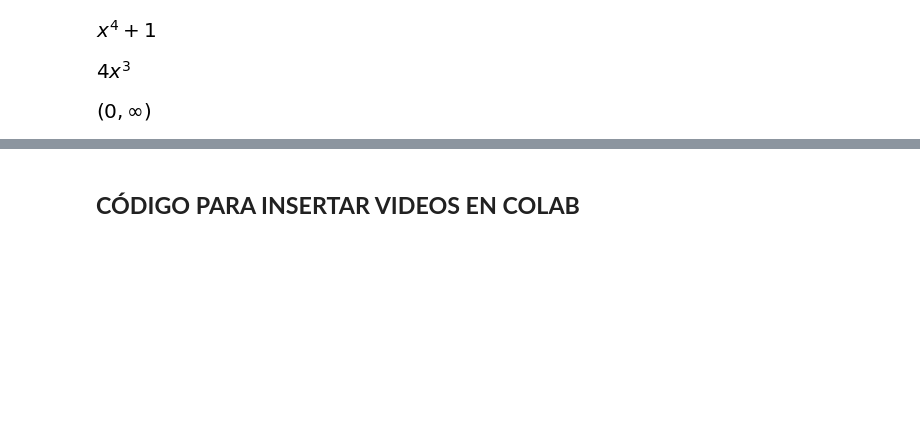
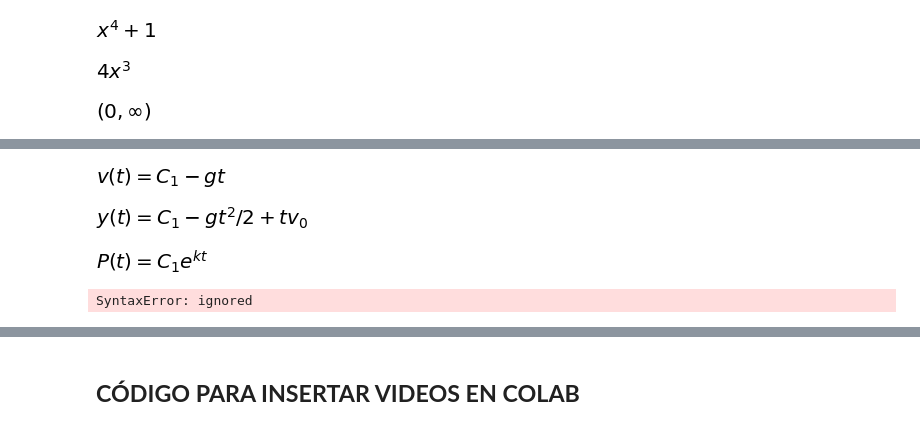
Before and after one commit to Santiago44mendez/ALGEBRA-LINEAL-CON-PYTHON, a Jupyter notebook: Cálculo_integral_con_Python_Integrales_indefinidas,_definidas_y_teorema_fundamental_del_cálculo_.ipynb, the cells around one changed output, grey strips where cells are left out. Saved outputs shown, nothing was run; the diff lists cells and outputs as text; code cells hidden in the pictures; blank space fills up the shorter version.

```diff
--- a/Cálculo_integral_con_Python_Integrales_indefinidas,_definidas_y_teorema_fundamental_del_cálculo_.ipynb
+++ b/Cálculo_integral_con_Python_Integrales_indefinidas,_definidas_y_teorema_fundamental_del_cálculo_.ipynb
@@ -268,0 +299,31 @@ reduce_inequalities(DDF > 0, x).as_set()
+# %%
+v = Function("v")(t) # Definimos función de velocidad
+g = Symbol("g")      # Definimos la constante g
+
+Ecu = Eq(diff(v,t),-g) #planteamos la ecuación diferencial
+dsolve(Ecu,v)          #Resolvemos la ecuación diferencial
+# %% [output]
+[figure, added]
+# %%
+y = Function("y")(t) # Definimos función de velocidad
+g = Symbol("g")      # Definimos constante g
+v0 = Symbol("v0")    # Definimos consatante velocidad inicial
+
+Ecu = Eq(diff(y,t),v0-g*t) #planteamos la ecuación diferencial
+dsolve(Ecu,y)          #Resolvemos la ecuación diferencial
+# %% [output]
+[figure, added]
+# %%
+P = Function("P")(t) # Definimos función de población
+k = Symbol("k")      # Definimos la constante K
+C1 = Symbol("C_1")      # Definimos la constante K
+
+Ecua = Eq(diff(P,t),k*P) #planteamos la ecuación diferencial
+sol = dsolve(Ecua)     #Resolvemos la ecuación diferencial
+sol
+# %% [output]
+[figure, added]
+# %%
+sol.subs(C_1:500)
+# %% [output]
+SyntaxError: ignored
```
Also changed, not shown: parts of 12 cells of this notebook.
